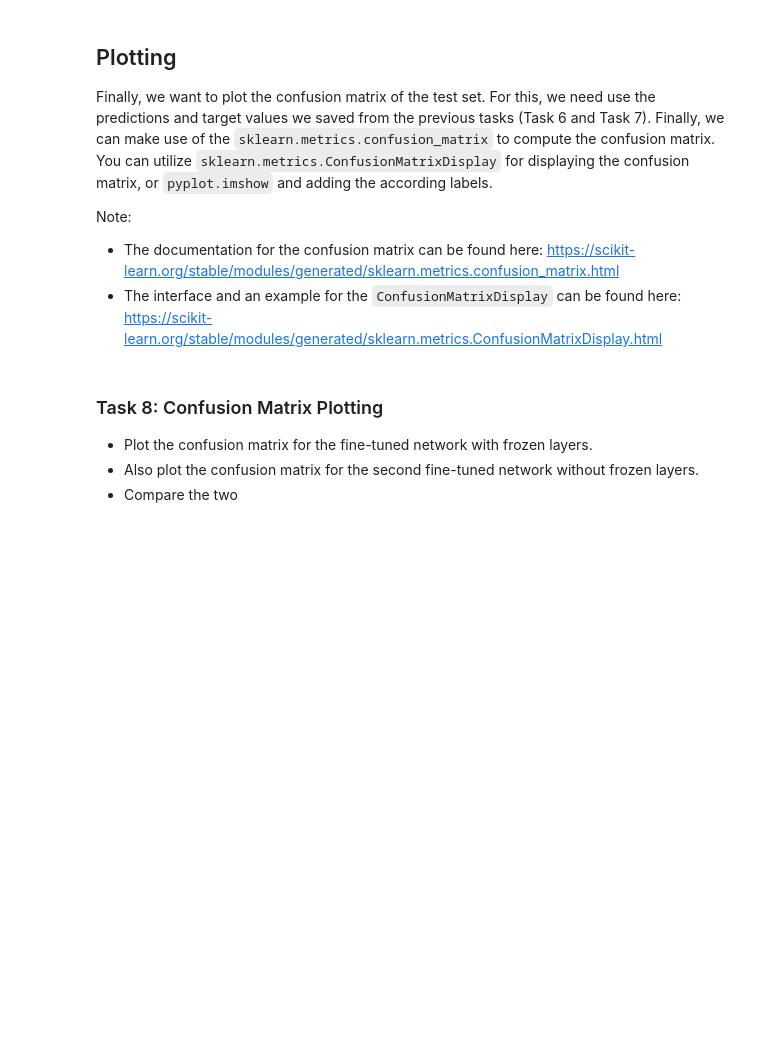
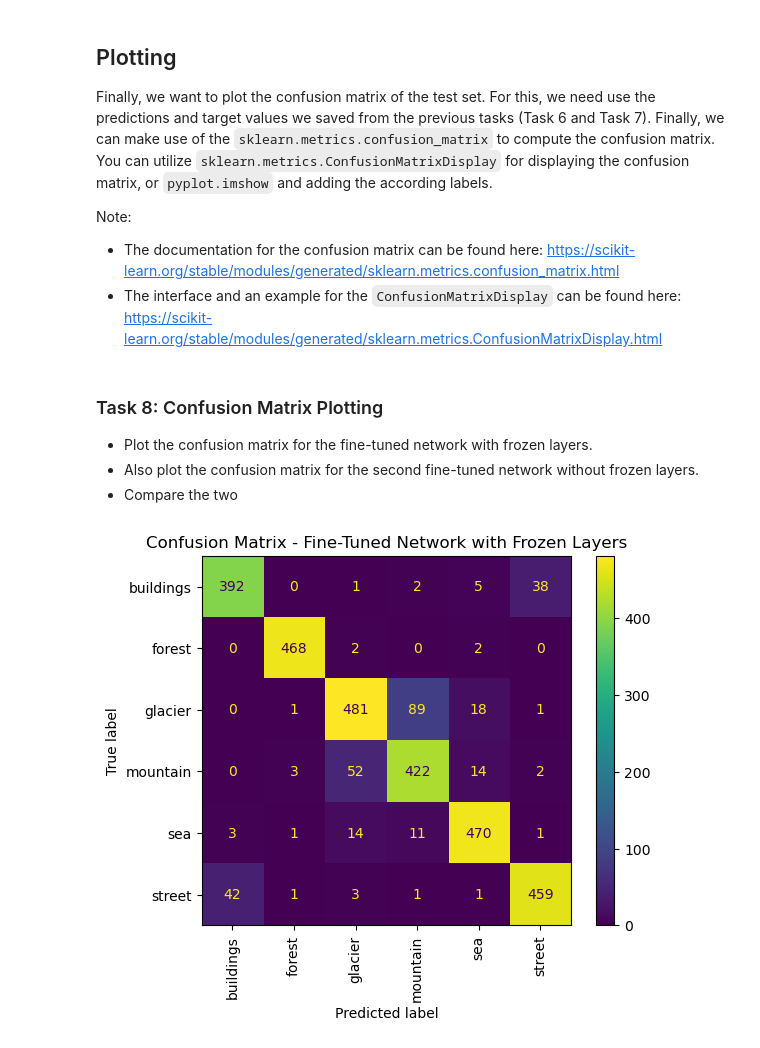
Before and after one commit to hangchenxie/uzh-deeplearning24, a Jupyter notebook: Assignment07.ipynb, the cells around one changed output. Drawn from its saved outputs; the diff is of its cells as text; code cells hidden in the pictures; blank space fills up the shorter version.

```diff
--- a/Assignment07.ipynb
+++ b/Assignment07.ipynb
@@ -176,9 +186,3 @@ We want to modify the network such that we extract the logits for the 6 classes
 
 Implement a function that:
 1. Replaces the current last linear layer of the pre-trained network with a new linear layer that has $O$ units ($O$ represents the number of classes in our dataset).
-# %%
-def replace_last_layer(network, O=6):
-  # replace the last linear layer with the new layer
-  ...
-
-  return network
@@ -210,21 +229,0 @@ During training, make sure your model is in training mode - `model.train()` whil
-# %%
-def train_eval(...):
-    optimizer = torch.optim.SGD(...)
-    loss = ...
-
-    for epoch in range(...):
-
-        # training process
-        ...
-
-        # testing process
-        ...
-
-        # Calculate and print accuracies and losses for current epoch
-        ...
-
-    # Save predictions and target labels of the test set after the last epoch
-    pred, target = [], [] #Store only the test results
-    ...
-
-    return pred, target
@@ -235,4 +314,5 @@ Create a network that has feature layers frozen with $6$ output units.
 Fine-tune the created network on our Intel Image Classification data using the previous function.
 # %%
 network_with_frozen_layers = network_1
-pred_frozen, targ_frozen = train_eval(...)
+
+pred_frozen, targ_frozen = train_eval(replace_last_layer(network_with_frozen_layers), trainloader, testloader)
@@ -248,3 +336,4 @@ Note:
 # %%
 network_normal = network_2 # Use network_2 defined above and replace the last layer
-pred_unfrozen, targ_frozen = train_eval(...)
+
+pred_unfrozen, targ_unfrozen = train_eval(replace_last_layer(network_normal), trainloader, testloader)
@@ -269,16 +364,20 @@ Note:
 # %%
 from sklearn.metrics import confusion_matrix, ConfusionMatrixDisplay
 import matplotlib.pyplot as plt
+import numpy as np
 
 # add axis labels if required
 classes = trainset.classes
 
 # compute confusion matrix
-matrix_frozen = confusion_matrix(...) # Use predictions and target from the fine-tuned network with frozen layers
-matrix_unfrozen = confusion_matrix(...) # Use predictions and target from the fine-tuned network without frozen layers
+matrix_frozen = confusion_matrix(np.concatenate(pred_frozen), np.concatenate(targ_frozen)) # Use predictions and target from the fine-tuned network with frozen layers
+matrix_unfrozen = confusion_matrix(np.concatenate(pred_unfrozen), np.concatenate(targ_unfrozen)) # Use predictions and target from the fine-tuned network without frozen layers
 
 # plot confusion matrices
-plot_conf_matrix1 = ConfusionMatrixDisplay(..., display_labels=classes)
+plot_conf_matrix1 = ConfusionMatrixDisplay(confusion_matrix=matrix_frozen, display_labels=classes)
 plot_conf_matrix1.plot(xticks_rotation = "vertical")
+plt.title("Confusion Matrix - Fine-Tuned Network with Frozen Layers")
 plt.show()
+# %% [output]
+[figure, added]
 # %%
```
Also changed, not shown: parts of 16 cells of this notebook, 1 other file.
